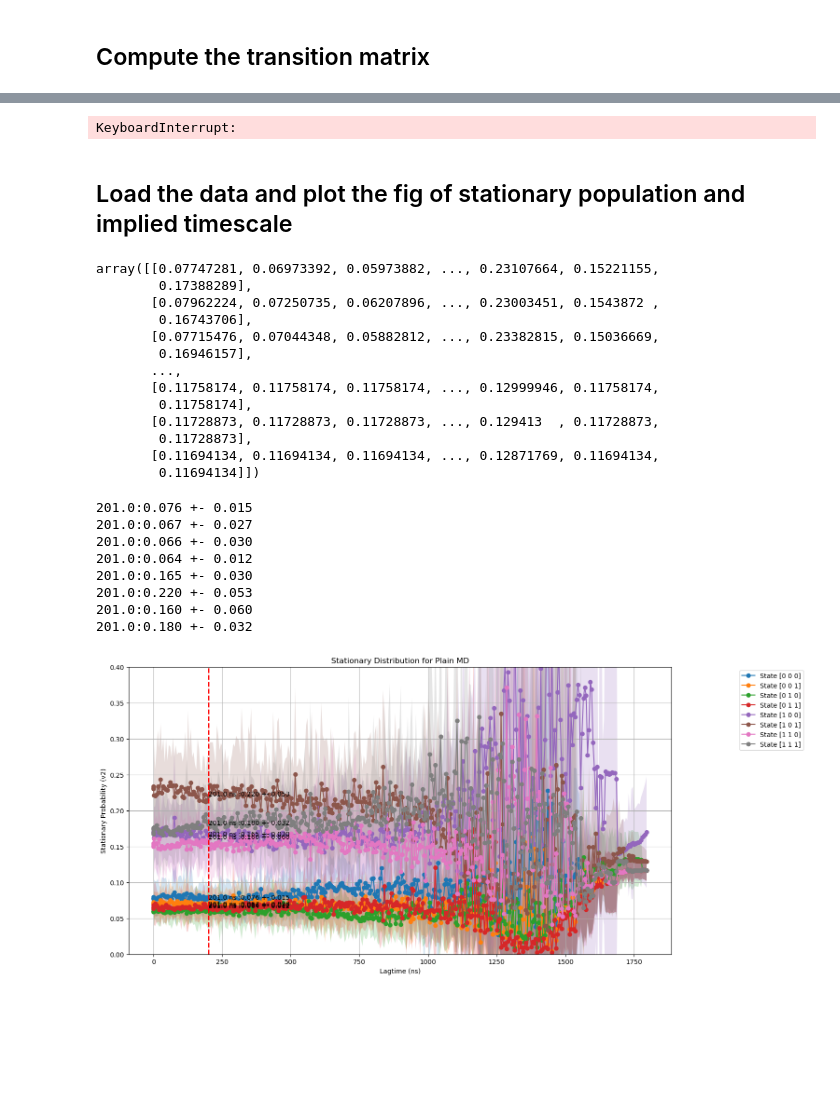
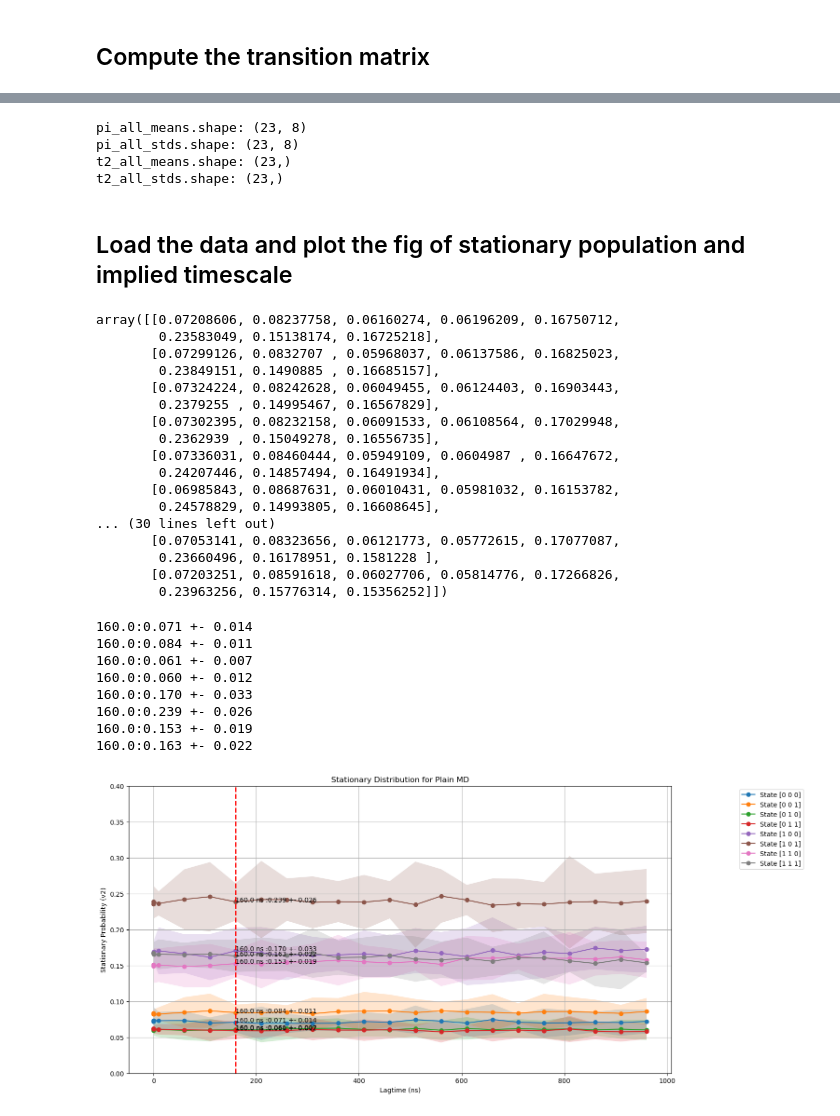
Before and after one commit to starwingc/peptoid_ESM, a Jupyter notebook: Plain_MD/analysis/transition_matrix.ipynb, the cells around one changed output, grey strips where cells are left out. Saved outputs shown, nothing was run; the diff lists cells and outputs as text; code cells hidden in the pictures; blank space fills up the shorter version.

Commit message:
make a 10 ns lagtime plot

```diff
--- a/Plain_MD/analysis/transition_matrix.ipynb
+++ b/Plain_MD/analysis/transition_matrix.ipynb
@@ -312,14 +324,14 @@ def process_trajectory(n_trajs, lagtime, num_states, cluster_size):
 
 #print(pi_all)
 # %%
-n_trajs = traj_indexed
+n_trajs = traj_indexed_burn_start
 num_states = 8
 #lagtime = 1
 #lagtimes = [5, 10, 25, 50] + list(range(100, 80000, 500))
-#lagtimes = [5, 10, 25, 50] + list(range(100, 20000, 500))
-lagtimes = [5, 10, 25, 50]
+lagtimes = [5, 20, 50] + list(range(1000, 100000, 5000))
+#lagtimes = [5, 10, 25, 50]
 dt_in_ns = 0.01
-cluster_size = 10
+cluster_size = 100
 
 # Store results
 pi_all_means = []
@@ -371,7 +383,10 @@ print("pi_all_stds.shape:", pi_all_stds.shape)    # (n_lagtimes, num_states)
 print("t2_all_means.shape:", t2_all_means.shape)  # (n_lagtimes, num_states)
 print("t2_all_stds.shape:", t2_all_stds.shape)    # (n_lagtimes, num_states)
 # %% [output]
-KeyboardInterrupt:
+pi_all_means.shape: (23, 8)
+pi_all_stds.shape: (23, 8)
+t2_all_means.shape: (23,)
+t2_all_stds.shape: (23,)
 # %%
 # Create an instance of Data with your arrays
 data_instance = Data([pi_all_means, pi_all_uppers, pi_all_lowers, pi_all_stds,
@@ -396,7 +411,7 @@ def index_to_state(index):
 
     return state
 # %%
-omega_loaded = Data.load("autocoorel_data/stationary_distributions_1800ns_5ns_clustersize100.pkl").array_list
+omega_loaded = Data.load("autocoorel_data/stationary_distributions_1us_5000stride.pkl").array_list
 pi_all_means = omega_loaded[0]
 pi_all_uppers = omega_loaded[1]
 pi_all_lowers = omega_loaded[2]
@@ -409,59 +424,63 @@ lagtimes_ns = omega_loaded[8]
 
 pi_all_means
 # %% [output]
-array([[0.07747281, 0.06973392, 0.05973882, ..., 0.23107664, 0.15221155,
-        0.17388289],
-       [0.07962224, 0.07250735, 0.06207896, ..., 0.23003451, 0.1543872 ,
-        0.16743706],
-       [0.07715476, 0.07044348, 0.05882812, ..., 0.23382815, 0.15036669,
-        0.16946157],
-       ...,
-       [0.11758174, 0.11758174, 0.11758174, ..., 0.12999946, 0.11758174,
-        0.11758174],
-       [0.11728873, 0.11728873, 0.11728873, ..., 0.129413  , 0.11728873,
-        0.11728873],
-       [0.11694134, 0.11694134, 0.11694134, ..., 0.12871769, 0.11694134,
-        0.11694134]])
+array([[0.07208606, 0.08237758, 0.06160274, 0.06196209, 0.16750712,
+        0.23583049, 0.15138174, 0.16725218],
+       [0.07299126, 0.0832707 , 0.05968037, 0.06137586, 0.16825023,
+        0.23849151, 0.1490885 , 0.16685157],
+       [0.07324224, 0.08242628, 0.06049455, 0.06124403, 0.16903443,
+        0.2379255 , 0.14995467, 0.16567829],
+       [0.07302395, 0.08232158, 0.06091533, 0.06108564, 0.17029948,
+        0.2362939 , 0.15049278, 0.16556735],
+       [0.07336031, 0.08460444, 0.05949109, 0.0604987 , 0.16647672,
+        0.24207446, 0.14857494, 0.16491934],
+       [0.06985843, 0.08687631, 0.06010431, 0.05981032, 0.16153782,
+        0.24578829, 0.14993805, 0.16608645],
+... (30 lines left out)
+       [0.07053141, 0.08323656, 0.06121773, 0.05772615, 0.17077087,
+        0.23660496, 0.16178951, 0.1581228 ],
+       [0.07203251, 0.08591618, 0.06027706, 0.05814776, 0.17266826,
+        0.23963256, 0.15776314, 0.15356252]])
 # %%
 plt.figure(figsize=(15, 8))
 state_to_plot = range(8)  # Fix: Select states 0 to 7
 
 # Loop through selected states and plot each separately
 for i, state in enumerate(state_to_plot):
     plt.plot(lagtimes_ns, pi_all_means[:, i], '-o', label=f'State {index_to_state(state)}')
 
     # Add shaded region for standard deviation
     plt.fill_between(lagtimes_ns,
                      pi_all_means[:, i] + pi_all_stds[:, i],  # Upper bound
                      pi_all_means[:, i] - pi_all_stds[:, i],  # Lower bound
                      alpha=0.2)
 
     # Annotate the first point with its value
-    first_x = lagtimes_ns[44]
-    first_y = pi_all_means[44, i]
-    first_y_var = pi_all_stds[44, i]
+    first_x = lagtimes_ns[6]
+    first_y = pi_all_means[6, i]
+    first_y_var = pi_all_stds[6, i]
     plt.text(first_x, first_y,  f"{first_x} ns :{first_y:.3f} +- {first_y_var:.3f}", fontsize=10)
     print(f"{first_x}:{first_y:.3f} +- {first_y_var:.3f}")
 
 plt.axvline(x=first_x, color='r', linestyle='--', linewidth=2)
 
 plt.xlabel('Lagtime (ns)')
 plt.ylabel('Stationary Probability (v2)')
 plt.title('Stationary Distribution for Plain MD')
 plt.legend(loc='upper right', bbox_to_anchor=(1.25, 1))
 plt.ylim(0, 0.4)
 plt.grid(True)
 plt.show()
 # %% [output]
-201.0:0.076 +- 0.015
-201.0:0.067 +- 0.027
-201.0:0.066 +- 0.030
-201.0:0.064 +- 0.012
-201.0:0.165 +- 0.030
-201.0:0.220 +- 0.053
-201.0:0.160 +- 0.060
-201.0:0.180 +- 0.032
+160.0:0.071 +- 0.014
+160.0:0.084 +- 0.011
+160.0:0.061 +- 0.007
+160.0:0.060 +- 0.012
+160.0:0.170 +- 0.033
+160.0:0.239 +- 0.026
+160.0:0.153 +- 0.019
+160.0:0.163 +- 0.022
-[figure, old version]
+[figure, new version]
 # %%
 import pandas as pd
 
```
Also changed, not shown: parts of 12 cells of this notebook, 3 other files.
